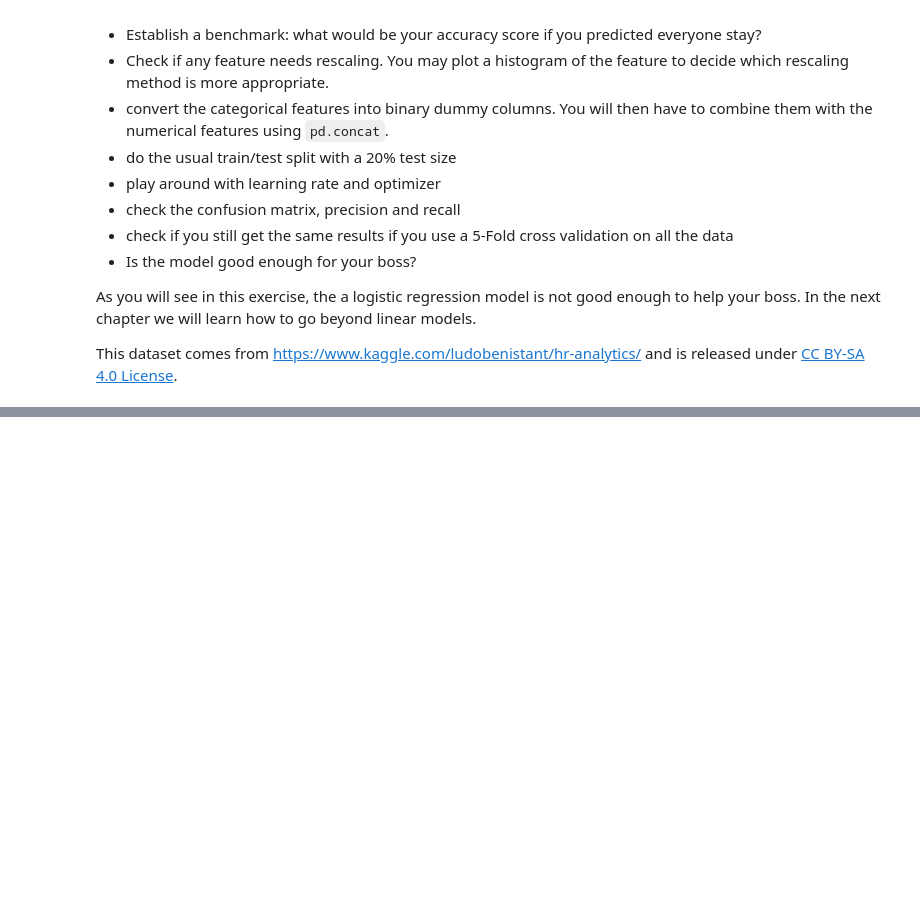
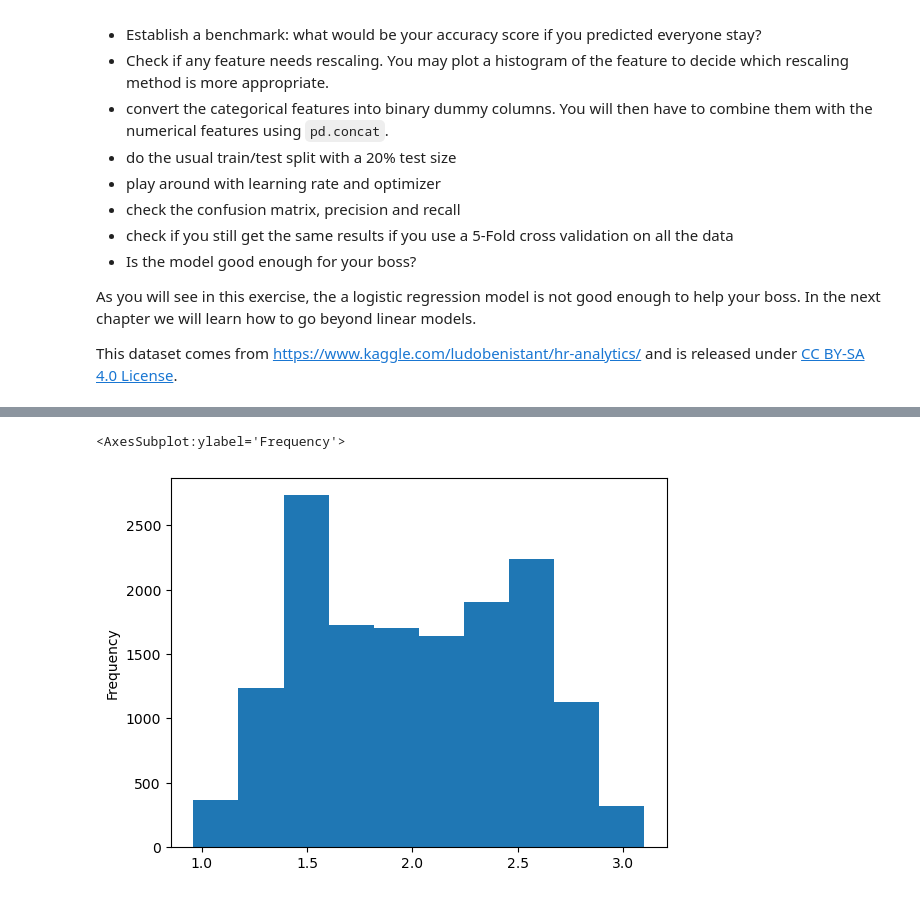
Before and after one commit to khaz-dev/deep_learning_keras, a Jupyter notebook: course/3 Machine Learning.ipynb, the cells around one changed output, grey strips where cells are left out. Cells and saved outputs as stored; diff of their text form; code cells hidden in the pictures; blank space fills up the shorter version.

```diff
--- a/course/3 Machine Learning.ipynb
+++ b/course/3 Machine Learning.ipynb
@@ -535,0 +825,7 @@ This dataset comes from https://www.kaggle.com/ludobenistant/hr-analytics/ and i
+# %%
+df['average_montly_hours_100'] = df['average_montly_hours']/100.0
+# %%
+df['average_montly_hours_100'].plot(kind='hist')
+# %% [output]
+<AxesSubplot:ylabel='Frequency'>
+[figure, added]
```
Also changed, not shown: parts of 74 cells of this notebook, 7 other files.
